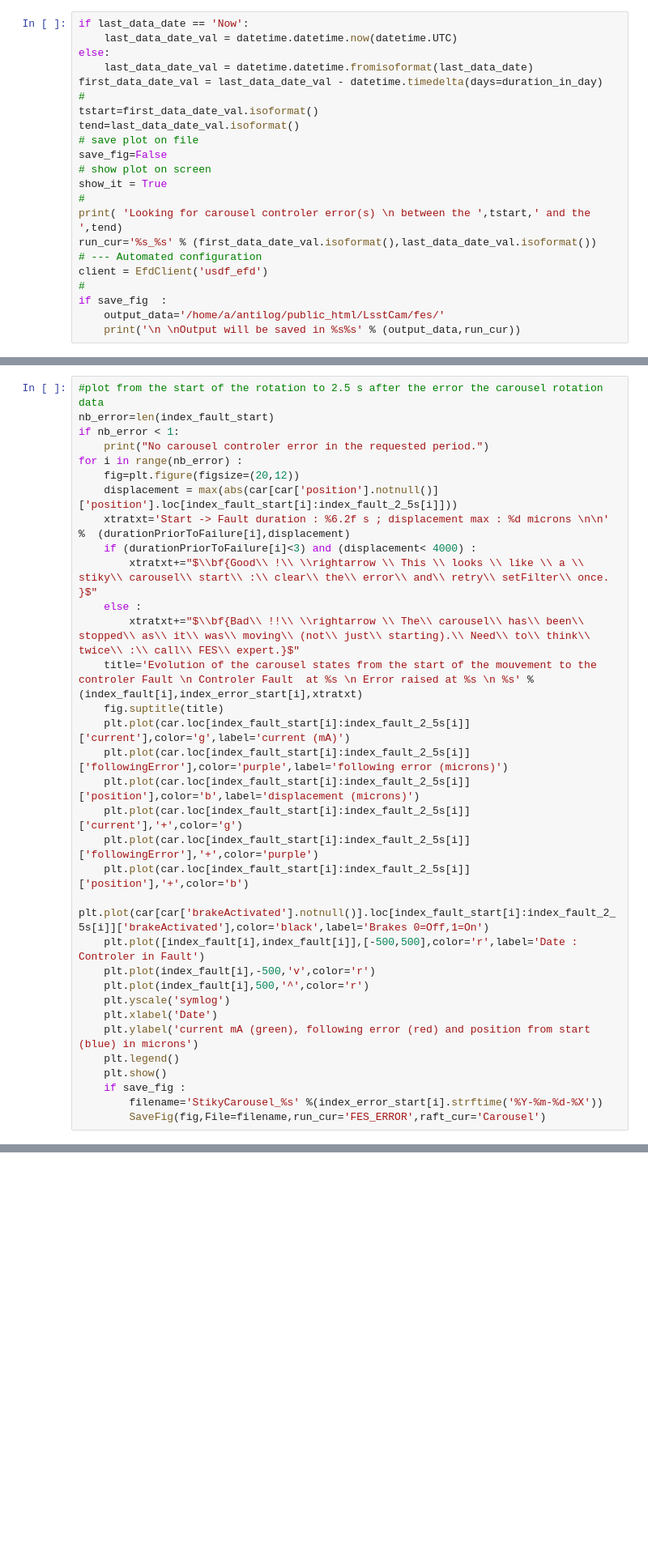
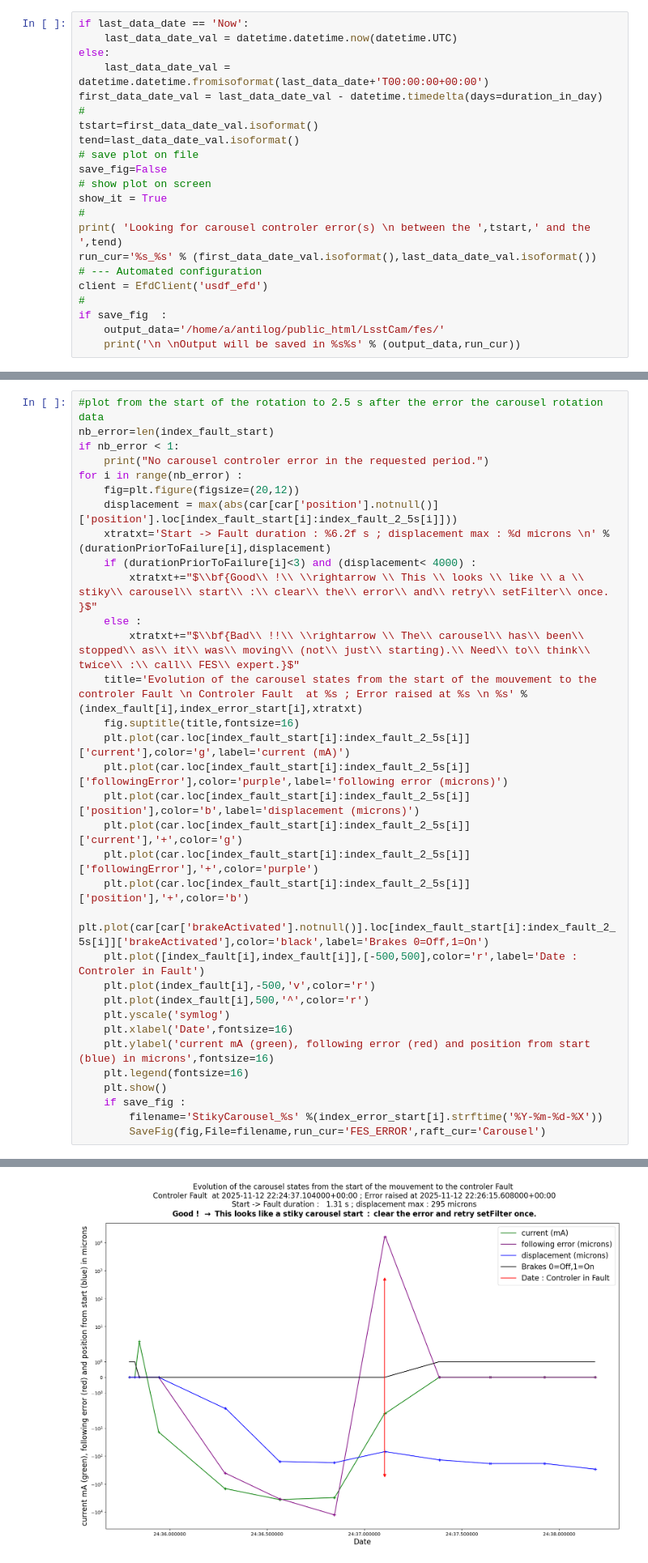
Before and after one commit to lsst/CameraTimesSquare, a Jupyter notebook: operations/FES/CarouselError_sticky.ipynb, the cells around one changed output, grey strips where cells are left out. Shown at 81% size. Cells and saved outputs as stored; diff of their text form; blank space fills up the shorter version.

```diff
--- a/operations/FES/CarouselError_sticky.ipynb
+++ b/operations/FES/CarouselError_sticky.ipynb
@@ -14,7 +14,7 @@ import asyncio
 if last_data_date == 'Now':
     last_data_date_val = datetime.datetime.now(datetime.UTC)
 else:
-    last_data_date_val = datetime.datetime.fromisoformat(last_data_date)
+    last_data_date_val = datetime.datetime.fromisoformat(last_data_date+'T00:00:00+00:00')
 first_data_date_val = last_data_date_val - datetime.timedelta(days=duration_in_day)
 #
 tstart=first_data_date_val.isoformat()
@@ -160,13 +160,13 @@ if nb_error < 1:
 for i in range(nb_error) :
     fig=plt.figure(figsize=(20,12))
     displacement = max(abs(car[car['position'].notnull()]['position'].loc[index_fault_start[i]:index_fault_2_5s[i]]))
-    xtratxt='Start -> Fault duration : %6.2f s ; displacement max : %d microns \n\n' %  (durationPriorToFailure[i],displacement)
+    xtratxt='Start -> Fault duration : %6.2f s ; displacement max : %d microns \n' %  (durationPriorToFailure[i],displacement)
     if (durationPriorToFailure[i]<3) and (displacement< 4000) :
         xtratxt+="$\\bf{Good\\ !\\ \\rightarrow \\ This \\ looks \\ like \\ a \\ stiky\\ carousel\\ start\\ :\\ clear\\ the\\ error\\ and\\ retry\\ setFilter\\ once. }$"
     else :
         xtratxt+="$\\bf{Bad\\ !!\\ \\rightarrow \\ The\\ carousel\\ has\\ been\\ stopped\\ as\\ it\\ was\\ moving\\ (not\\ just\\ starting).\\ Need\\ to\\ think\\ twice\\ :\\ call\\ FES\\ expert.}$"
-    title='Evolution of the carousel states from the start of the mouvement to the controler Fault \n Controler Fault  at %s \n Error raised at %s \n %s' % (index_fault[i],index_error_start[i],xtratxt)
-    fig.suptitle(title)
+    title='Evolution of the carousel states from the start of the mouvement to the controler Fault \n Controler Fault  at %s ; Error raised at %s \n %s' % (index_fault[i],index_error_start[i],xtratxt)
+    fig.suptitle(title,fontsize=16)
     plt.plot(car.loc[index_fault_start[i]:index_fault_2_5s[i]]['current'],color='g',label='current (mA)')
     plt.plot(car.loc[index_fault_start[i]:index_fault_2_5s[i]]['followingError'],color='purple',label='following error (microns)')
     plt.plot(car.loc[index_fault_start[i]:index_fault_2_5s[i]]['position'],color='b',label='displacement (microns)')
@@ -178,9 +178,9 @@ for i in range(nb_error) :
     plt.plot(index_fault[i],-500,'v',color='r')
     plt.plot(index_fault[i],500,'^',color='r')
     plt.yscale('symlog')
-    plt.xlabel('Date')
-    plt.ylabel('current mA (green), following error (red) and position from start (blue) in microns')
-    plt.legend()
+    plt.xlabel('Date',fontsize=16)
+    plt.ylabel('current mA (green), following error (red) and position from start (blue) in microns',fontsize=16)
+    plt.legend(fontsize=16)
     plt.show()
     if save_fig :
         filename='StikyCarousel_%s' %(index_error_start[i].strftime('%Y-%m-%d-%X'))
@@ -189,0 +189 @@ No carousel controler error in the requested period.
+[figure, added]
```
Also changed, not shown: parts of 2 cells of this notebook.
